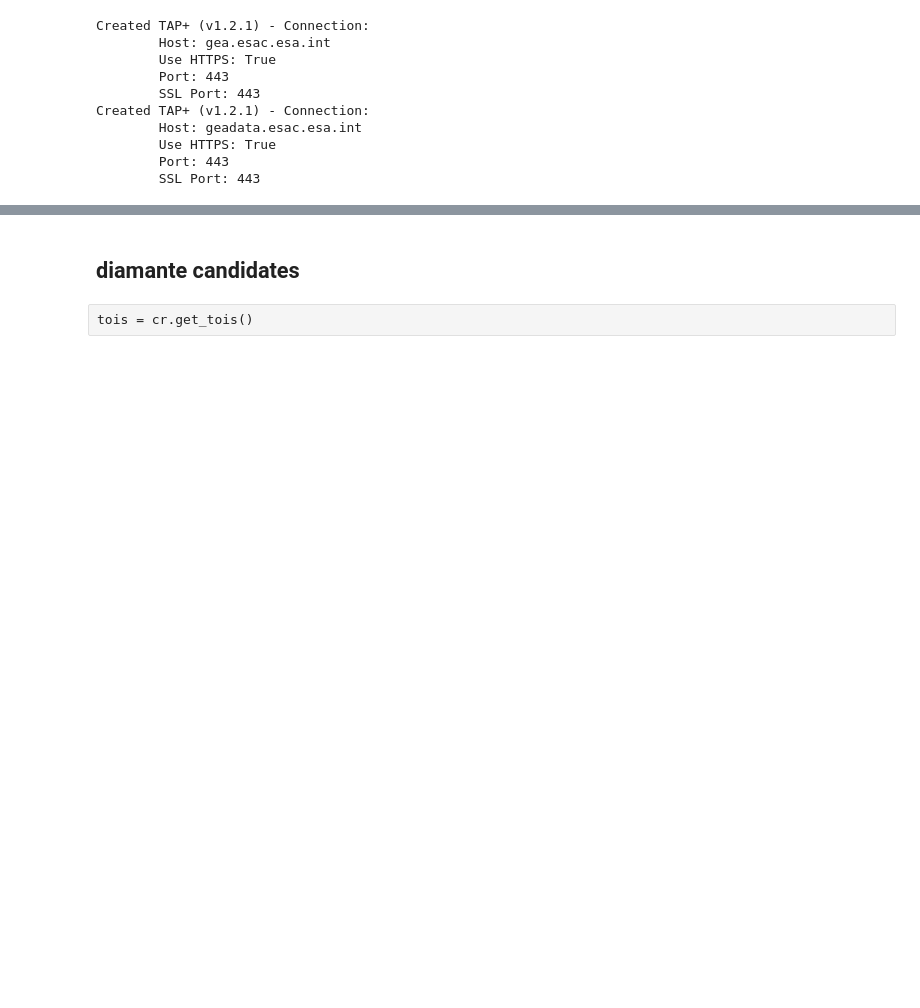
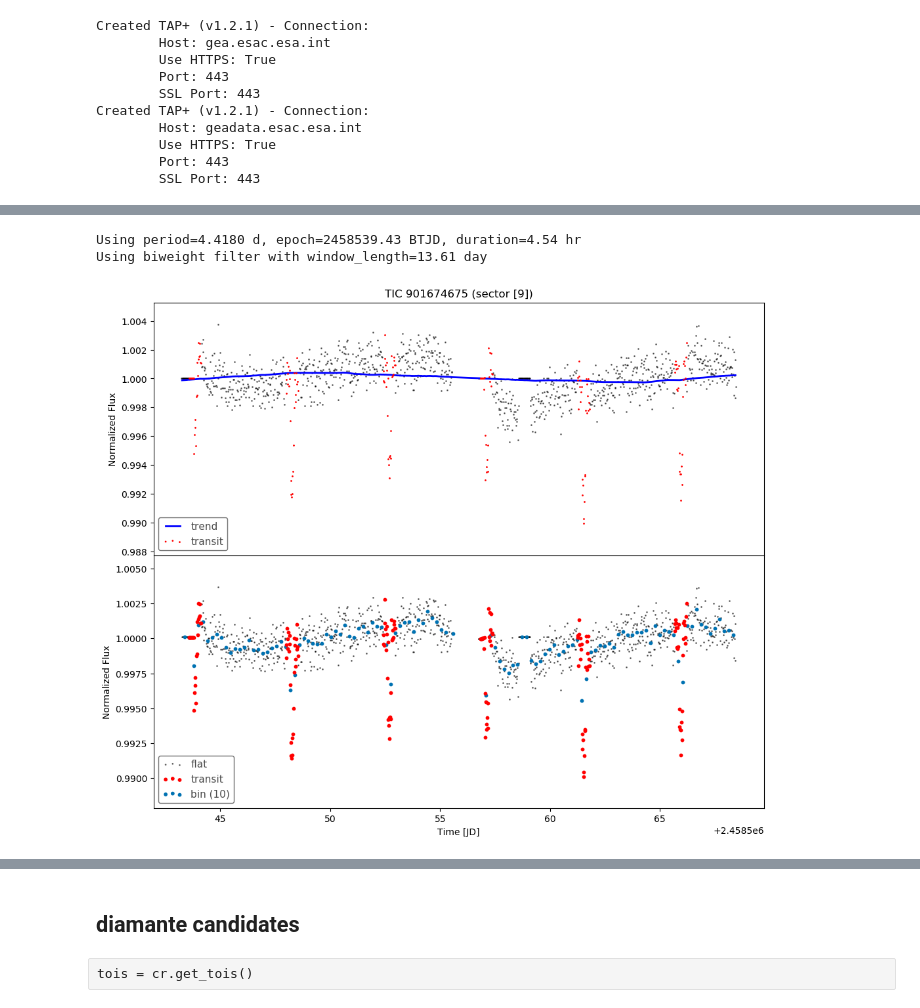
Before and after one commit to jpdeleon/chronos, a Jupyter notebook: notebooks/examples-DIAmante.ipynb, the cells around one changed output, grey strips where cells are left out. Drawn from its saved outputs; the diff is of its cells as text; code cells hidden in the pictures; blank space fills up the shorter version.

```diff
--- a/notebooks/examples-DIAmante.ipynb
+++ b/notebooks/examples-DIAmante.ipynb
@@ -33,0 +42,6 @@ d.lc.scatter()
+# %%
+fig = d.plot_trend_flat_lcs()
+# %% [output]
+Using period=4.4180 d, epoch=2458539.43 BTJD, duration=4.54 hr
+Using biweight filter with window_length=13.61 day
+[figure, added]
```
Also changed, not shown: parts of 11 cells of this notebook, 6 other files.
